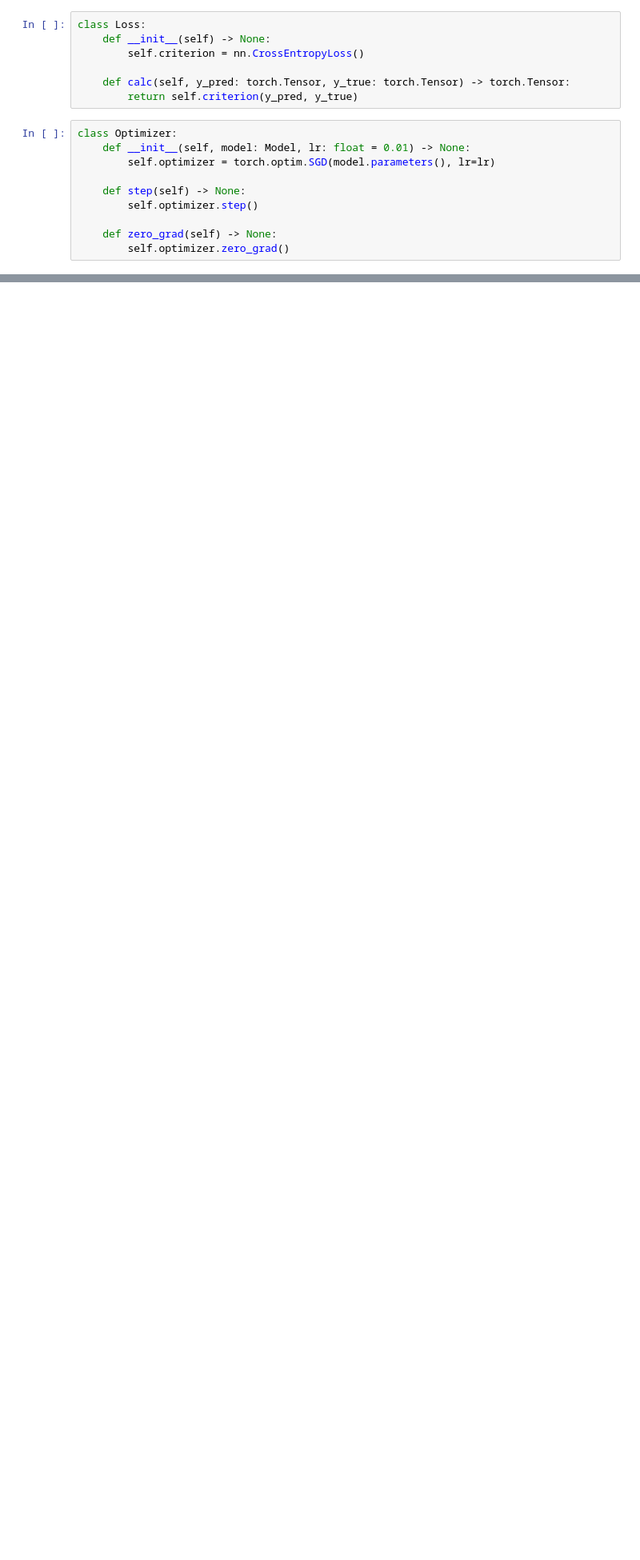
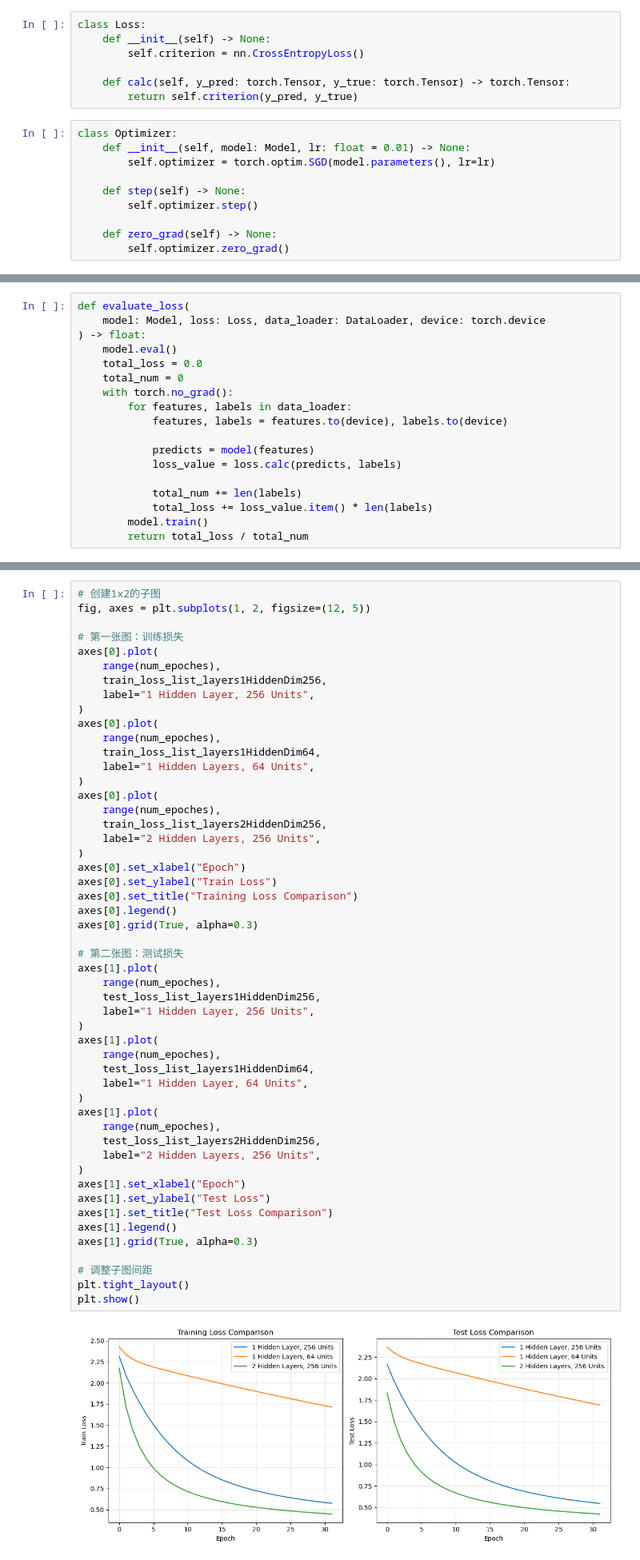
Before and after one commit to qingshanblue/DeepLearning, a Jupyter notebook: experiment2/sy2-3-MLP-MCC.ipynb, the cells around one changed output, grey strips where cells are left out. Shown at 80% size. Saved outputs shown, nothing was run; the diff lists cells and outputs as text; blank space fills up the shorter version.

```diff
--- a/experiment2/sy2-3-MLP-MCC.ipynb
+++ b/experiment2/sy2-3-MLP-MCC.ipynb
@@ -325,0 +557,18 @@ Epoch 32/32, Train Loss: 0.2972, Test Loss: 0.2853
+# %%
+def evaluate_loss(
+    model: Model, loss: Loss, data_loader: DataLoader, device: torch.device
+) -> float:
+    model.eval()
+    total_loss = 0.0
+    total_num = 0
+    with torch.no_grad():
+        for features, labels in data_loader:
+            features, labels = features.to(device), labels.to(device)
+
+            predicts = model(features)
+            loss_value = loss.calc(predicts, labels)
+
+            total_num += len(labels)
+            total_loss += loss_value.item() * len(labels)
+        model.train()
+        return total_loss / total_num
@@ -325,0 +673,53 @@ Epoch 32/32, Train Loss: 0.2972, Test Loss: 0.2853
+# %%
+# 创建1x2的子图
+fig, axes = plt.subplots(1, 2, figsize=(12, 5))
+
+# 第一张图：训练损失
+axes[0].plot(
+    range(num_epoches),
+    train_loss_list_layers1HiddenDim256,
+    label="1 Hidden Layer, 256 Units",
+)
+axes[0].plot(
+    range(num_epoches),
+    train_loss_list_layers1HiddenDim64,
+    label="1 Hidden Layers, 64 Units",
+)
+axes[0].plot(
+    range(num_epoches),
+    train_loss_list_layers2HiddenDim256,
+    label="2 Hidden Layers, 256 Units",
+)
+axes[0].set_xlabel("Epoch")
+axes[0].set_ylabel("Train Loss")
+axes[0].set_title("Training Loss Comparison")
+axes[0].legend()
+axes[0].grid(True, alpha=0.3)
+
+# 第二张图：测试损失
+axes[1].plot(
+    range(num_epoches),
+    test_loss_list_layers1HiddenDim256,
+    label="1 Hidden Layer, 256 Units",
+)
+axes[1].plot(
+    range(num_epoches),
+    test_loss_list_layers1HiddenDim64,
+    label="1 Hidden Layer, 64 Units",
+)
+axes[1].plot(
+    range(num_epoches),
+    test_loss_list_layers2HiddenDim256,
+    label="2 Hidden Layers, 256 Units",
+)
+axes[1].set_xlabel("Epoch")
+axes[1].set_ylabel("Test Loss")
+axes[1].set_title("Test Loss Comparison")
+axes[1].legend()
+axes[1].grid(True, alpha=0.3)
+
+# 调整子图间距
+plt.tight_layout()
+plt.show()
+# %% [output]
+[figure, added]
```
Also changed, not shown: parts of 69 cells of this notebook, 3 other files.
